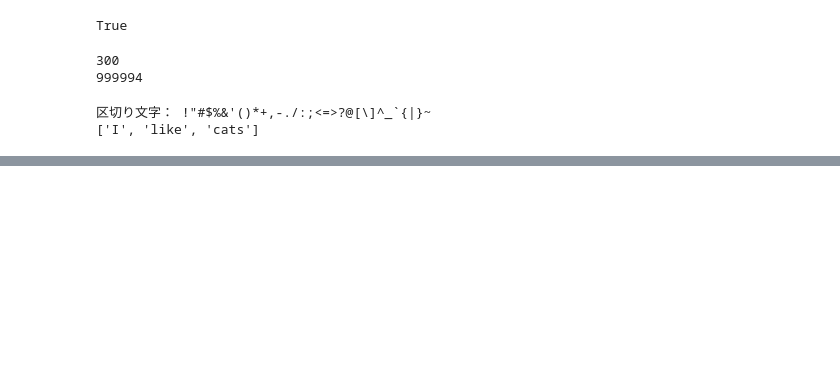
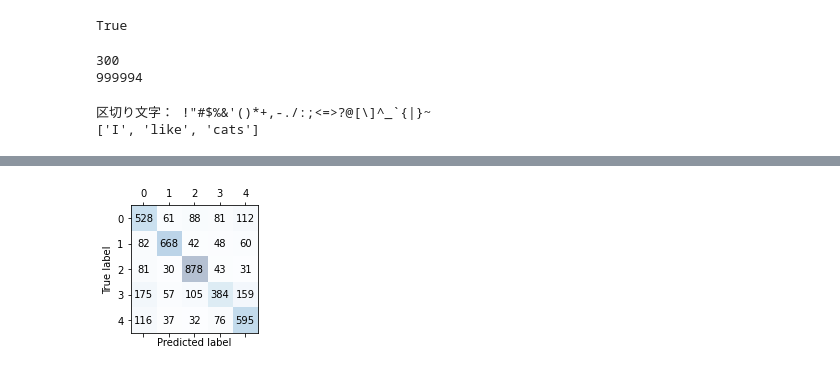
Before and after one commit to kosekitau/sentiment_analysis, a Jupyter notebook: CBET/CBET_TransformerEncoder.ipynb, the cells around one changed output, grey strips where cells are left out. Cells and saved outputs as stored; diff of their text form; code cells hidden in the pictures; blank space fills up the shorter version.

```diff
--- a/CBET/CBET_TransformerEncoder.ipynb
+++ b/CBET/CBET_TransformerEncoder.ipynb
@@ -87,10 +88,12 @@ train_ds, val_ds, test_ds = torchtext.data.TabularDataset.splits(
 TEXT.build_vocab(train_ds, vectors=english_fasttext_vectors)
 
 print(len(TEXT.vocab.stoi))
+print(TEXT.vocab.stoi)
 
 batch_size = 64
 d_model = 300
-hidden_size = 512
 output_dim = 5
-dropout_rate = 0.5
+N = 3
+heads = 5
+dropout_rate = 0.1
 # %% [output]
@@ -134,6 +138,9 @@ class PositionalEncoder(nn.Module):
     # create constant 'pe' matrix with values dependant on
     # pos and i
     pe = torch.zeros(max_seq_len, d_model)
+    device = torch.device("cuda:0" if torch.cuda.is_available() else "cpu")
+    pe = pe.to(device)
+
     for pos in range(max_seq_len):
         for i in range(0, d_model, 2):
             pe[pos, i] = \
@@ -150,8 +157,7 @@ class PositionalEncoder(nn.Module):
     #add constant to embedding
     seq_len = x.size(1)
     pe = Variable(self.pe[:,:seq_len], requires_grad=False)
-    if x.is_cuda:
-      pe.cuda()
+
     x = x + pe
     return self.dropout(x)
 # %%
@@ -307,0 +326,10 @@ torch.Size([64, 5, 37, 37])
+# %%
+# 辞書オブジェクトにまとめる
+dataloaders_dict = {"train": train_dl, "val": val_dl}
+
+# 損失関数の設定
+criterion = nn.CrossEntropyLoss()
+
+# 最適化手法の設定
+learning_rate = 2e-4
+optimizer = optim.Adam(net.parameters(), lr=learning_rate)
@@ -307,0 +401,5 @@ torch.Size([64, 5, 37, 37])
+# %%
+num_epochs = 10
+net_trained = train_model(net, dataloaders_dict,
+                          criterion, optimizer, num_epochs=num_epochs)
+print({'次元数': d_model, 'Nx': N, 'ヘッド数': heads, 'クラス数': output_dim, 'ドロップアウト': dropout_rate})
@@ -307,0 +471,19 @@ torch.Size([64, 5, 37, 37])
+# %%
+from sklearn.metrics import confusion_matrix
+import matplotlib.pyplot as plt
+
+confmat = confusion_matrix(y_true=y_true, y_pred=y_pred)
+fig, ax = plt.subplots(figsize=(2.5, 2.5))
+ax.matshow(confmat, cmap=plt.cm.Blues, alpha=0.3)
+for i in range(confmat.shape[0]):
+    for j in range(confmat.shape[1]):
+        ax.text(x=j, y=i, s=confmat[i, j], va='center', ha='center')
+
+plt.xlabel('Predicted label')
+plt.ylabel('True label')
+
+plt.tight_layout()
+#plt.savefig('confusion_matrix.png', dpi=300)
+plt.show()
+# %% [output]
+[figure, added]
```
Also changed, not shown: parts of 10 cells of this notebook, 6 other files.
